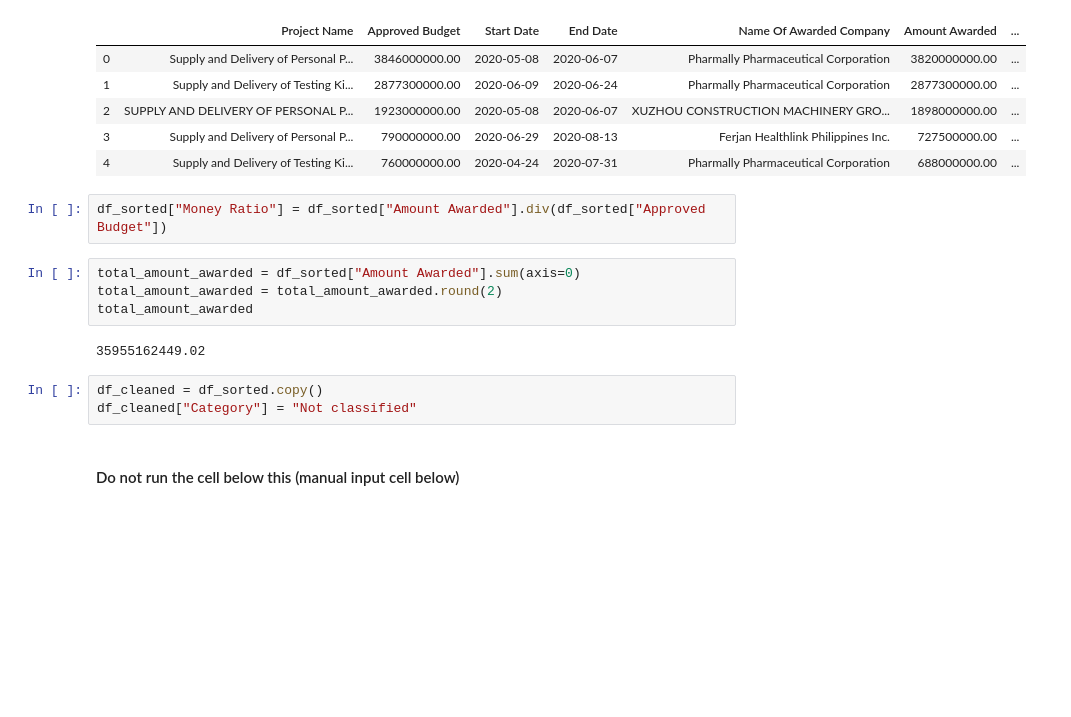
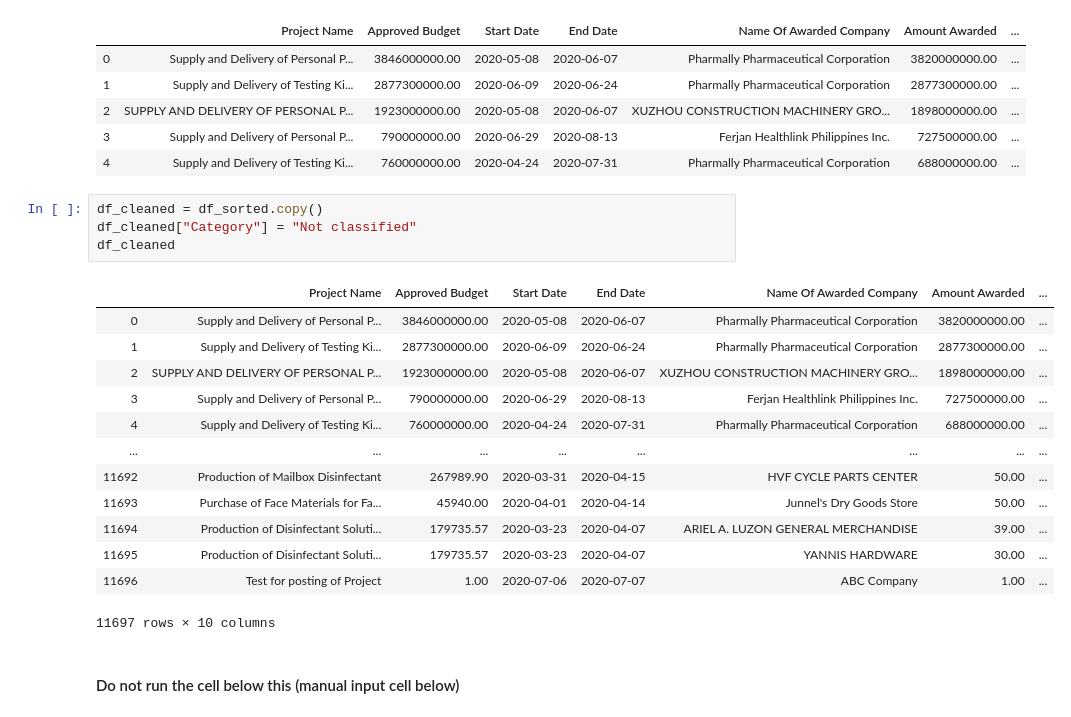
Before and after one commit to monakuto110433/Project_SiniGang, a Jupyter notebook: Project SiniGANG.ipynb, the cells around one changed output. Saved outputs shown, nothing was run; the diff lists cells and outputs as text; blank space fills up the shorter version.

```diff
--- a/Project SiniGANG.ipynb
+++ b/Project SiniGANG.ipynb
@@ -49,17 +49,24 @@ df_sorted.head()
 | 2 | SUPPLY AND DELIVERY OF PERSONAL P... | 1923000000.00 | 2020-05-08 | 2020-06-07 | XUZHOU CONSTRUCTION MACHINERY GRO... | 1898000000.00 | ... |
 | 3 | Supply and Delivery of Personal P... | 790000000.00 | 2020-06-29 | 2020-08-13 | Ferjan Healthlink Philippines Inc. | 727500000.00 | ... |
 | 4 | Supply and Delivery of Testing Ki... | 760000000.00 | 2020-04-24 | 2020-07-31 | Pharmally Pharmaceutical Corporation | 688000000.00 | ... |
-# %%
-df_sorted["Money Ratio"] = df_sorted["Amount Awarded"].div(df_sorted["Approved Budget"])
-# %%
-total_amount_awarded = df_sorted["Amount Awarded"].sum(axis=0)
-total_amount_awarded = total_amount_awarded.round(2)
-total_amount_awarded
-# %% [output]
-35955162449.02
 # %%
 df_cleaned = df_sorted.copy()
 df_cleaned["Category"] = "Not classified"
+df_cleaned
+# %% [output]
+|  | Project Name | Approved Budget | Start Date | End Date | Name Of Awarded Company | Amount Awarded | ... |
+| 0 | Supply and Delivery of Personal P... | 3846000000.00 | 2020-05-08 | 2020-06-07 | Pharmally Pharmaceutical Corporation | 3820000000.00 | ... |
+| 1 | Supply and Delivery of Testing Ki... | 2877300000.00 | 2020-06-09 | 2020-06-24 | Pharmally Pharmaceutical Corporation | 2877300000.00 | ... |
+| 2 | SUPPLY AND DELIVERY OF PERSONAL P... | 1923000000.00 | 2020-05-08 | 2020-06-07 | XUZHOU CONSTRUCTION MACHINERY GRO... | 1898000000.00 | ... |
+| 3 | Supply and Delivery of Personal P... | 790000000.00 | 2020-06-29 | 2020-08-13 | Ferjan Healthlink Philippines Inc. | 727500000.00 | ... |
+| 4 | Supply and Delivery of Testing Ki... | 760000000.00 | 2020-04-24 | 2020-07-31 | Pharmally Pharmaceutical Corporation | 688000000.00 | ... |
+| ... | ... | ... | ... | ... | ... | ... | ... |
+| 11692 | Production of Mailbox Disinfectant | 267989.90 | 2020-03-31 | 2020-04-15 | HVF CYCLE PARTS CENTER | 50.00 | ... |
+| 11693 | Purchase of Face Materials for Fa... | 45940.00 | 2020-04-01 | 2020-04-14 | Junnel's Dry Goods Store | 50.00 | ... |
+| 11694 | Production of Disinfectant Soluti... | 179735.57 | 2020-03-23 | 2020-04-07 | ARIEL A. LUZON GENERAL MERCHANDISE | 39.00 | ... |
+| 11695 | Production of Disinfectant Soluti... | 179735.57 | 2020-03-23 | 2020-04-07 | YANNIS HARDWARE | 30.00 | ... |
+| 11696 | Test for posting of Project | 1.00 | 2020-07-06 | 2020-07-07 | ABC Company | 1.00 | ... |
+11697 rows × 10 columns
 # %% [markdown]
 #### Do not run the cell below this (manual input cell below)
 # %%
```
Also changed, not shown: parts of 7 cells of this notebook.
